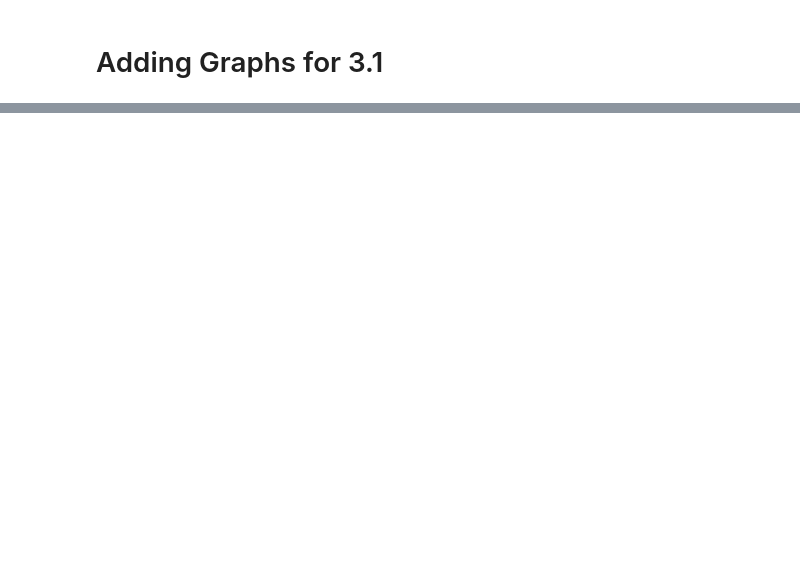
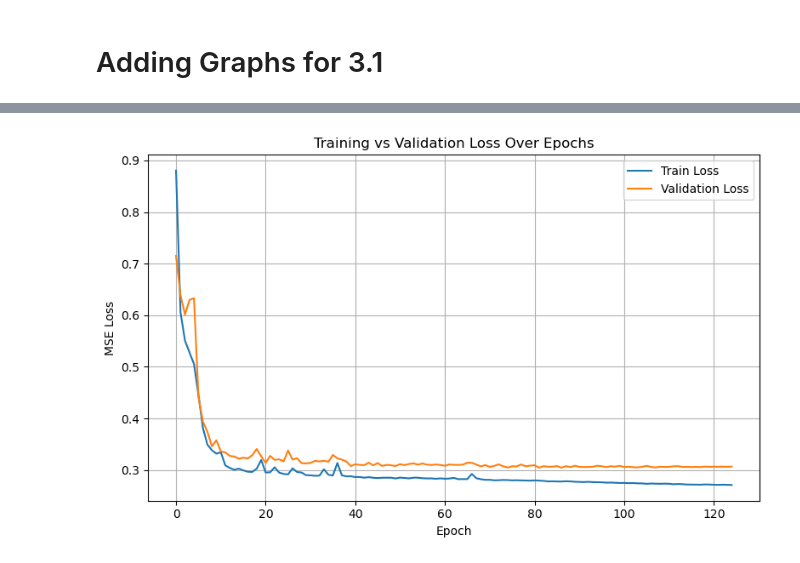
Before and after one commit to adrianapsay/CSE151B_Milestone, a Jupyter notebook: ethan_test.ipynb, the cells around one changed output, grey strips where cells are left out. Saved outputs shown, nothing was run; the diff lists cells and outputs as text; code cells hidden in the pictures; blank space fills up the shorter version.

```diff
--- a/ethan_test.ipynb
+++ b/ethan_test.ipynb
@@ -1113,0 +1087,21 @@ KeyError: 'Key train/loss was not found in Reservoir'
+# %%
+log_path = "logs/climate_model/version_0/metrics.csv"
+df = pd.read_csv(log_path)
+
+train_loss = df[df["train/loss"].notna()]["train/loss"].values
+val_loss   = df[df["val/loss"].notna()]["val/loss"].values
+epochs     = range(len(train_loss))
+
+plt.figure(figsize=(8, 5))
+plt.plot(epochs, train_loss, label="Train Loss")
+plt.plot(epochs, val_loss, label="Validation Loss")
+plt.xlabel("Epoch")
+plt.ylabel("MSE Loss")
+plt.title("Training vs Validation Loss Over Epochs")
+plt.legend()
+plt.grid(True)
+plt.tight_layout()
+plt.savefig("figures/loss_curve.png", dpi=500)
+plt.show()
+# %% [output]
+[figure, added]
```
Also changed, not shown: parts of 7 cells of this notebook, 4 other files.
